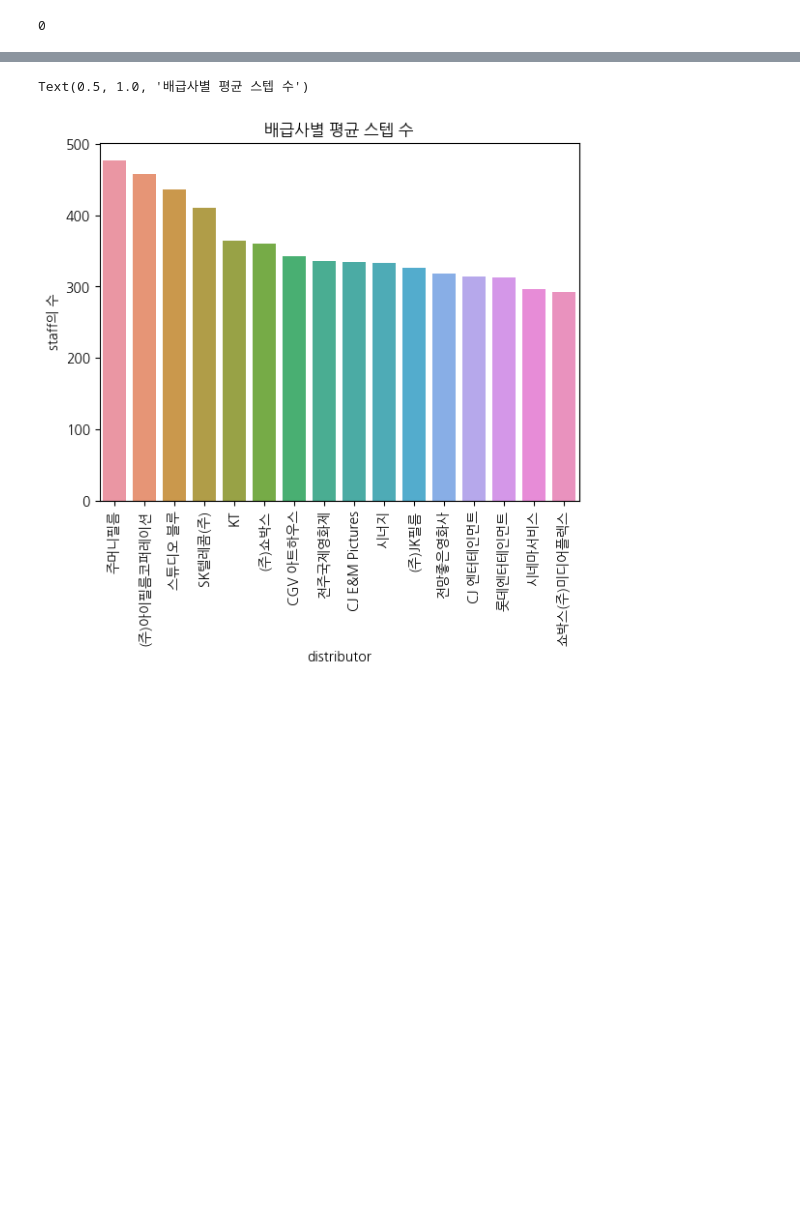
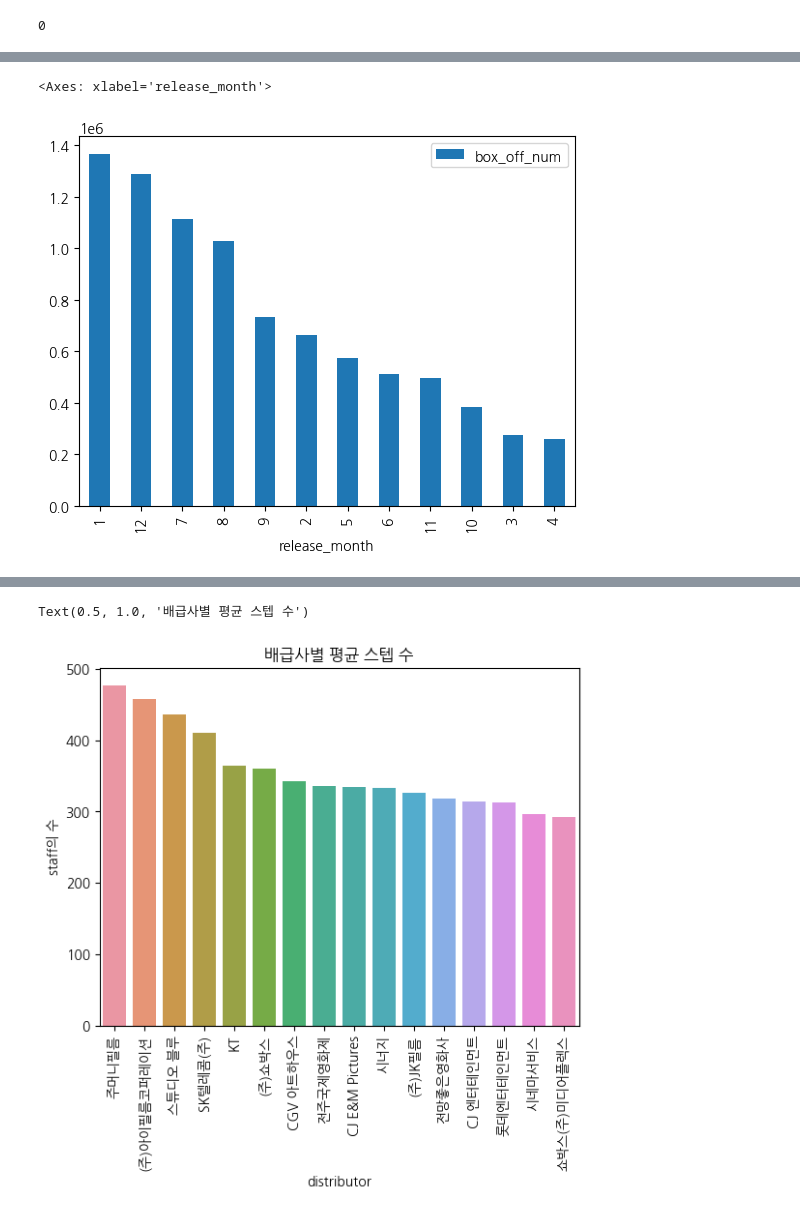
Before and after one commit to hyehyuni/essa, a Jupyter notebook: 미니프로젝트(1)_3조.ipynb, the cells around one changed output, grey strips where cells are left out. Saved outputs shown, nothing was run; the diff lists cells and outputs as text; code cells hidden in the pictures; blank space fills up the shorter version.

```diff
--- a/미니프로젝트(1)_3조.ipynb
+++ b/미니프로젝트(1)_3조.ipynb
@@ -148,0 +220,5 @@ train['release_time']=pd.to_datetime(train['release_time'])
+# %%
+train[['release_month','box_off_num']].groupby('release_month').mean().sort_values('box_off_num', ascending=False).plot(kind='bar')
+# %% [output]
+<Axes: xlabel='release_month'>
+[figure, added]
```
Also changed, not shown: parts of 68 cells of this notebook.
